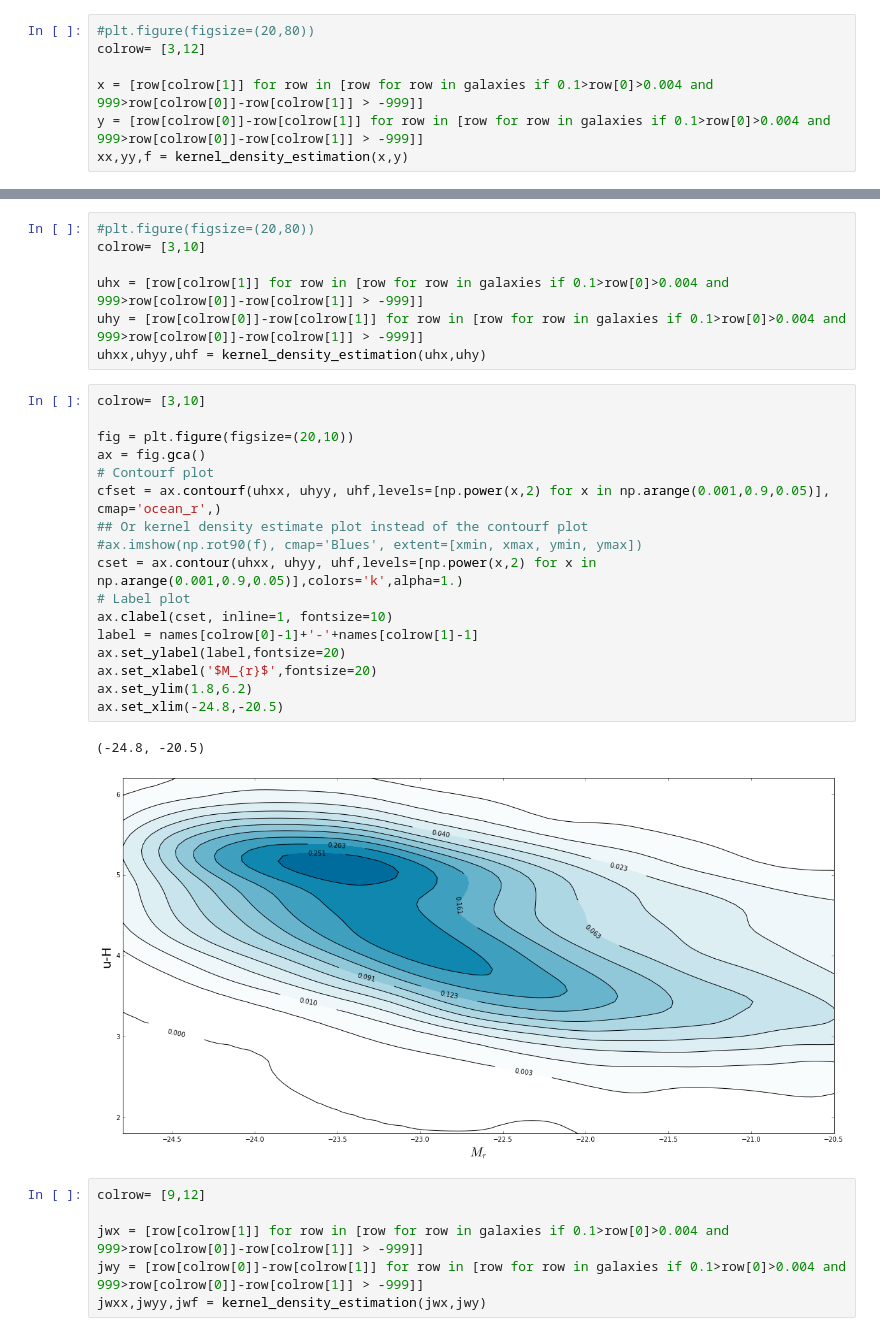
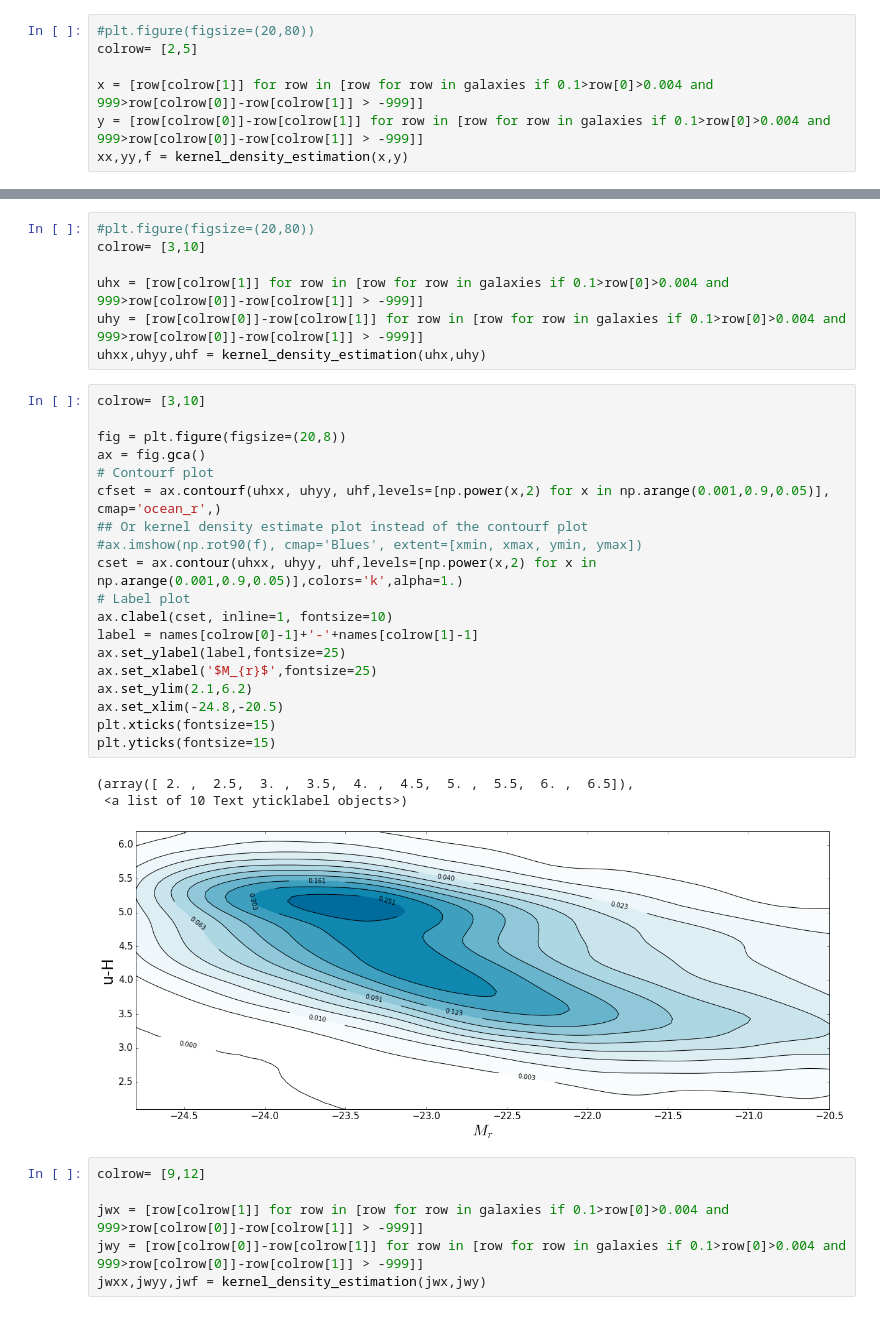
Before and after one commit to calumhrmurray/MPhysProject, a Jupyter notebook: analysis/final_cmds/without_FUV_cmds.ipynb, the cells around one changed output, grey strips where cells are left out. Drawn from its saved outputs; the diff is of its cells as text.

```diff
--- a/analysis/final_cmds/without_FUV_cmds.ipynb
+++ b/analysis/final_cmds/without_FUV_cmds.ipynb
@@ -74,7 +71,7 @@ plt.xlabel(label)
 [figure]
 # %%
 #plt.figure(figsize=(20,80))
-colrow= [3,12]
+colrow= [2,5]
 
 x = [row[colrow[1]] for row in [row for row in galaxies if 0.1>row[0]>0.004 and 999>row[colrow[0]]-row[colrow[1]] > -999]]
 y = [row[colrow[0]]-row[colrow[1]] for row in [row for row in galaxies if 0.1>row[0]>0.004 and 999>row[colrow[0]]-row[colrow[1]] > -999]]
@@ -136,23 +139,26 @@ uhxx,uhyy,uhf = kernel_density_estimation(uhx,uhy)
 # %%
 colrow= [3,10]
 
-fig = plt.figure(figsize=(20,10))
+fig = plt.figure(figsize=(20,8))
 ax = fig.gca()
 # Contourf plot
 cfset = ax.contourf(uhxx, uhyy, uhf,levels=[np.power(x,2) for x in np.arange(0.001,0.9,0.05)], cmap='ocean_r',)
 ## Or kernel density estimate plot instead of the contourf plot
 #ax.imshow(np.rot90(f), cmap='Blues', extent=[xmin, xmax, ymin, ymax])
 cset = ax.contour(uhxx, uhyy, uhf,levels=[np.power(x,2) for x in np.arange(0.001,0.9,0.05)],colors='k',alpha=1.)
 # Label plot
 ax.clabel(cset, inline=1, fontsize=10)
 label = names[colrow[0]-1]+'-'+names[colrow[1]-1]
-ax.set_ylabel(label,fontsize=20)
-ax.set_xlabel('$M_{r}$',fontsize=20)
-ax.set_ylim(1.8,6.2)
+ax.set_ylabel(label,fontsize=25)
+ax.set_xlabel('$M_{r}$',fontsize=25)
+ax.set_ylim(2.1,6.2)
 ax.set_xlim(-24.8,-20.5)
+plt.xticks(fontsize=15)
+plt.yticks(fontsize=15)
 # %% [output]
-(-24.8, -20.5)
+(array([ 2. ,  2.5,  3. ,  3.5,  4. ,  4.5,  5. ,  5.5,  6. ,  6.5]),
+ <a list of 10 Text yticklabel objects>)
-[figure, old version]
+[figure, new version]
 # %%
 colrow= [9,12]
 
```
Also changed, not shown: parts of 6 cells of this notebook, 10 other files.
